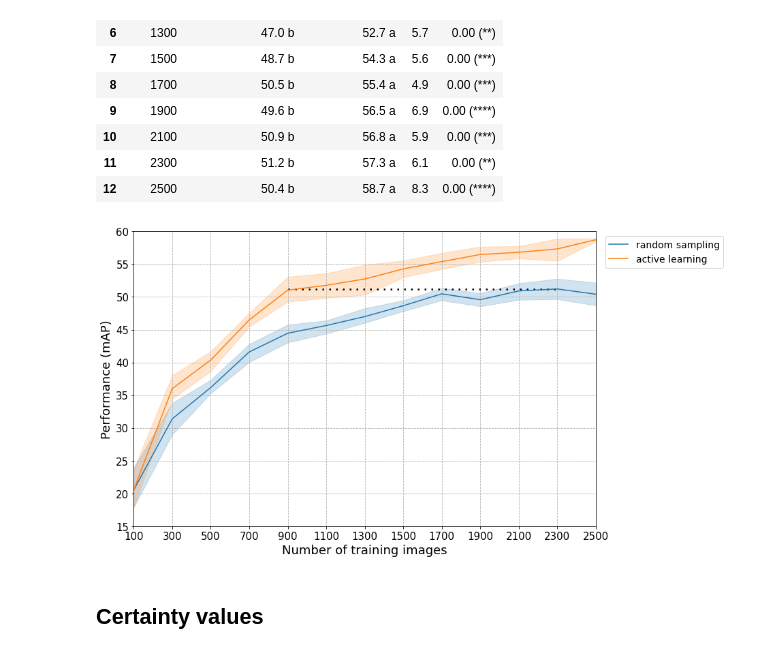
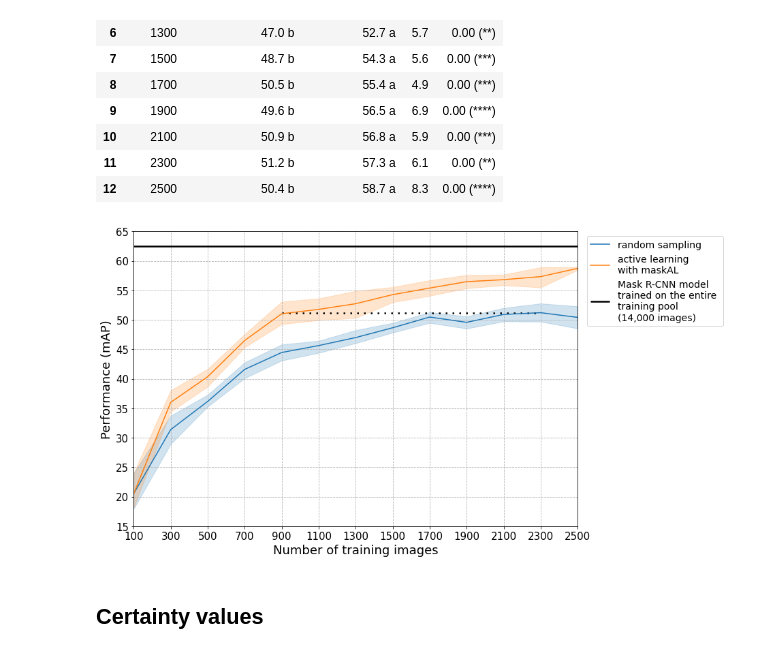
Before and after one commit to pieterblok/maskal, a Jupyter notebook: active_learning/utils/statistics_exp3.ipynb, the cells around one changed output. Drawn from its saved outputs; the diff is of its cells as text; code cells hidden in the pictures.

```diff
--- a/active_learning/utils/statistics_exp3.ipynb
+++ b/active_learning/utils/statistics_exp3.ipynb
@@ -68,7 +68,7 @@ for c in range(len(csv_files)):
         sam_mt = 'random sampling'
 
     if sam_mt == 'uncertainty':
-        sam_mt = 'active learning'
+        sam_mt = 'active learning \nwith maskAL'
 
     with open(os.path.join(resultsdir, csv_file), 'r') as read_obj:
         csv_reader = reader(read_obj)
@@ -185,43 +185,43 @@ sign_letters_rs = ['', 'b', 'b', 'b', 'b', 'b', 'b', 'b', 'b', 'b', 'b', 'b', 'b
 
 f, ax = plt.subplots(figsize=(13, 7))
 ax = sns.lineplot(data=df, x="number_images", y="mAP", hue="sampling_method", ci=95, markers=True, palette = "tab10")
-# plt.hlines(62.5, df['number_images'].min(), df['number_images'].max(), colors='k', linewidth=2.5, linestyles='solid', label='model trained on \nthe entire training \npool (14,000 images)')
+plt.hlines(62.5, df['number_images'].min(), df['number_images'].max(), colors='k', linewidth=2.5, linestyles='solid', label='Mask R-CNN model \ntrained on the entire \ntraining pool \n(14,000 images)')
 plt.legend(bbox_to_anchor=(1.01,1), loc="upper left", fontsize=annot_size)
 
 ax.set_xlim([100,2500])
-ax.set_yticks(np.arange(15, 65, 5))
-ax.set_ylim([15,60])
+ax.set_yticks(np.arange(15, 70, 5))
+ax.set_ylim([15,65])
 ax.grid(which='major', axis='x', linestyle='--')
 ax.grid(which='major', axis='y', linestyle='--')
 
 plt.xlabel('Number of training images', fontsize=font_size)
 plt.xticks(range(df['number_images'].min(), df['number_images'].max()+pool_size, pool_size), fontsize=digit_size)
 plt.ylabel('Performance (mAP)', fontsize=font_size)
 plt.yticks(fontsize=digit_size)
 
 line_values = df.groupby(['number_images', 'sampling_method'])['mAP'].mean()
 lv = line_values.to_numpy()
 highest_value_random = lv[1::2].max()
 
 line1 = ax.lines[1]
 line1.get_ydata()
 plt.hlines(highest_value_random, 900, 2300, colors='k', linewidth=2.5, linestyles=(0, (1, 3)))
 
 # for ni in range(len(num_img)):
 #     cur_num_img = num_img[ni]
 #     sel = df[df["number_images"] == cur_num_img]
 #     mean_map = sel.groupby(['sampling_method']).mean()['mAP']
 #     al_map = mean_map['active learning']
 #     rs_map = mean_map['random sampling']
 
 #     plt.annotate(sign_letters_al[ni], (cur_num_img-20, al_map+1), fontsize=annot_size)
 #     plt.annotate(sign_letters_rs[ni], (cur_num_img-20, rs_map+1), fontsize=annot_size)
 
 plt.tight_layout()
 plt.savefig(os.path.join(writedir, "mAP_activelearning_randomsampling.png"))
 plt.show()
 # %% [output]
-[figure, old version]
+[figure, new version]
 # %% [markdown]
 ## Certainty values
 # %%
```
Also changed, not shown: parts of 2 cells of this notebook, 3 other files.
